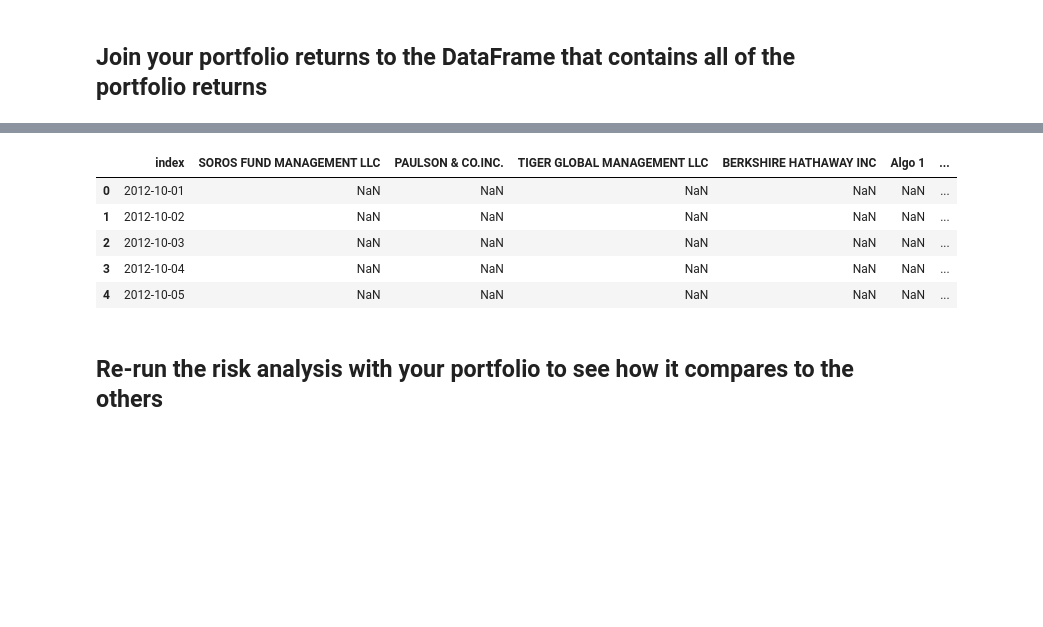
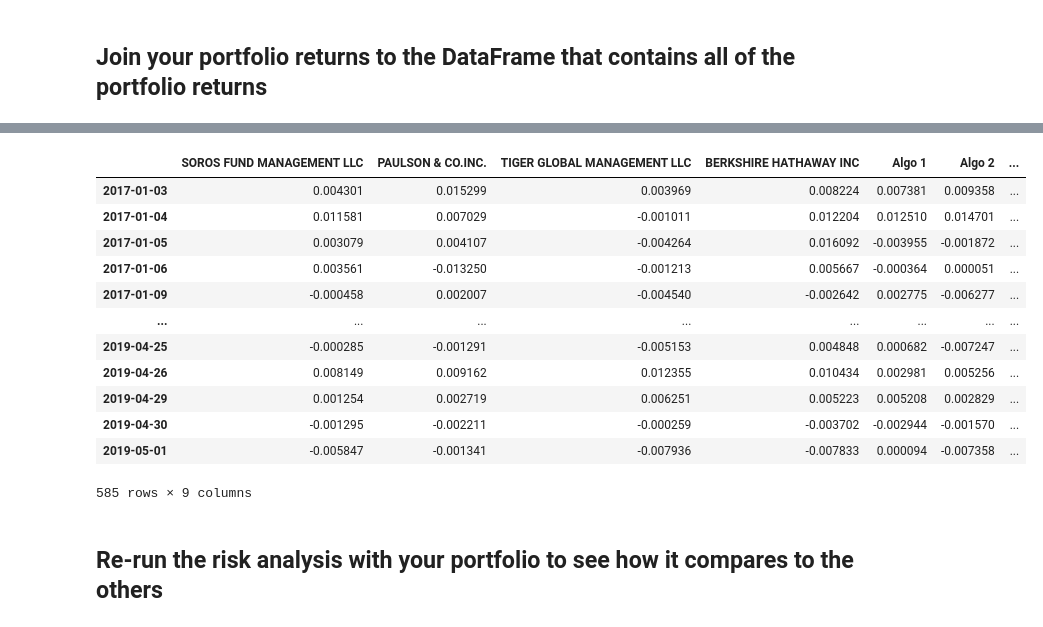
Before and after one commit to justinleffew/FinTech-Case-Studies, a Jupyter notebook: whale_analysis.ipynb, the cells around one changed output, grey strips where cells are left out. Drawn from its saved outputs; the diff is of its cells as text; code cells hidden in the pictures; blank space fills up the shorter version.

```diff
--- a/whale_analysis.ipynb
+++ b/whale_analysis.ipynb
@@ -164,7 +165,7 @@ daily_returns.head()
 ## Combine Whale, Algorithmic, and S&P 500 Returns
 # %%
 # Join Whale Returns, Algorithmic Returns, and the S&P 500 Returns into a single DataFrame with columns for each portfolio's returns.
-combined_returns_df = pd.concat([whale_returns_df, algo_returns_df, daily_returns], axis="columns")
+combined_returns_df = pd.concat([whale_returns_df, algo_returns_df], axis="columns")
 combined_returns_df.dropna()
 combined_returns_df.std()
 combined_returns_df.index = combined_returns_df.index.date
@@ -525,7 +519,8 @@ daily_return = daily_return.dropna()
 daily_return.index = daily_return.index.date
 
 # Display sample data
-daily_return.head()
+daily_return = daily_return.groupby(level=0).sum()
+daily_return.head(10)
 # %% [output]
 |  | BTC | ETH | TSLA |
 | 2017-01-03 | 0.009116 | 0.144391 | 0.000000 |
@@ -608,0 +620,6 @@ print(cumulative_ret)
+# %%
+combined_returns_df['BTC'] = daily_return['BTC']
+# %%
+combined_returns_df['ETH'] = daily_return['ETH']
+combined_returns_df['TSLA'] = daily_return['TSLA']
+combined_returns_df
@@ -620,14 +663,21 @@ NameError: name 'total_df' is not defined
 # %%
 # Only compare dates where return data exists for all the stocks (drop NaNs)
-total_df.dropna()
-total_df.head()
+combined_returns_df = combined_returns_df.dropna()
+combined_returns_df
 # %% [output]
-|  | index | SOROS FUND MANAGEMENT LLC | PAULSON & CO.INC. | TIGER GLOBAL MANAGEMENT LLC | BERKSHIRE HATHAWAY INC | Algo 1 | ... |
-| 0 | 2012-10-01 | NaN | NaN | NaN | NaN | NaN | ... |
-| 1 | 2012-10-02 | NaN | NaN | NaN | NaN | NaN | ... |
-| 2 | 2012-10-03 | NaN | NaN | NaN | NaN | NaN | ... |
-| 3 | 2012-10-04 | NaN | NaN | NaN | NaN | NaN | ... |
-| 4 | 2012-10-05 | NaN | NaN | NaN | NaN | NaN | ... |
+|  | SOROS FUND MANAGEMENT LLC | PAULSON & CO.INC. | TIGER GLOBAL MANAGEMENT LLC | BERKSHIRE HATHAWAY INC | Algo 1 | Algo 2 | ... |
+| 2017-01-03 | 0.004301 | 0.015299 | 0.003969 | 0.008224 | 0.007381 | 0.009358 | ... |
+| 2017-01-04 | 0.011581 | 0.007029 | -0.001011 | 0.012204 | 0.012510 | 0.014701 | ... |
+| 2017-01-05 | 0.003079 | 0.004107 | -0.004264 | 0.016092 | -0.003955 | -0.001872 | ... |
+| 2017-01-06 | 0.003561 | -0.013250 | -0.001213 | 0.005667 | -0.000364 | 0.000051 | ... |
+| 2017-01-09 | -0.000458 | 0.002007 | -0.004540 | -0.002642 | 0.002775 | -0.006277 | ... |
+| ... | ... | ... | ... | ... | ... | ... | ... |
+| 2019-04-25 | -0.000285 | -0.001291 | -0.005153 | 0.004848 | 0.000682 | -0.007247 | ... |
+| 2019-04-26 | 0.008149 | 0.009162 | 0.012355 | 0.010434 | 0.002981 | 0.005256 | ... |
+| 2019-04-29 | 0.001254 | 0.002719 | 0.006251 | 0.005223 | 0.005208 | 0.002829 | ... |
+| 2019-04-30 | -0.001295 | -0.002211 | -0.000259 | -0.003702 | -0.002944 | -0.001570 | ... |
+| 2019-05-01 | -0.005847 | -0.001341 | -0.007936 | -0.007833 | 0.000094 | -0.007358 | ... |
+585 rows × 9 columns
 # %% [markdown]
 ## Re-run the risk analysis with your portfolio to see how it compares to the others
 # %% [markdown]
```
Also changed, not shown: parts of 28 cells of this notebook.
